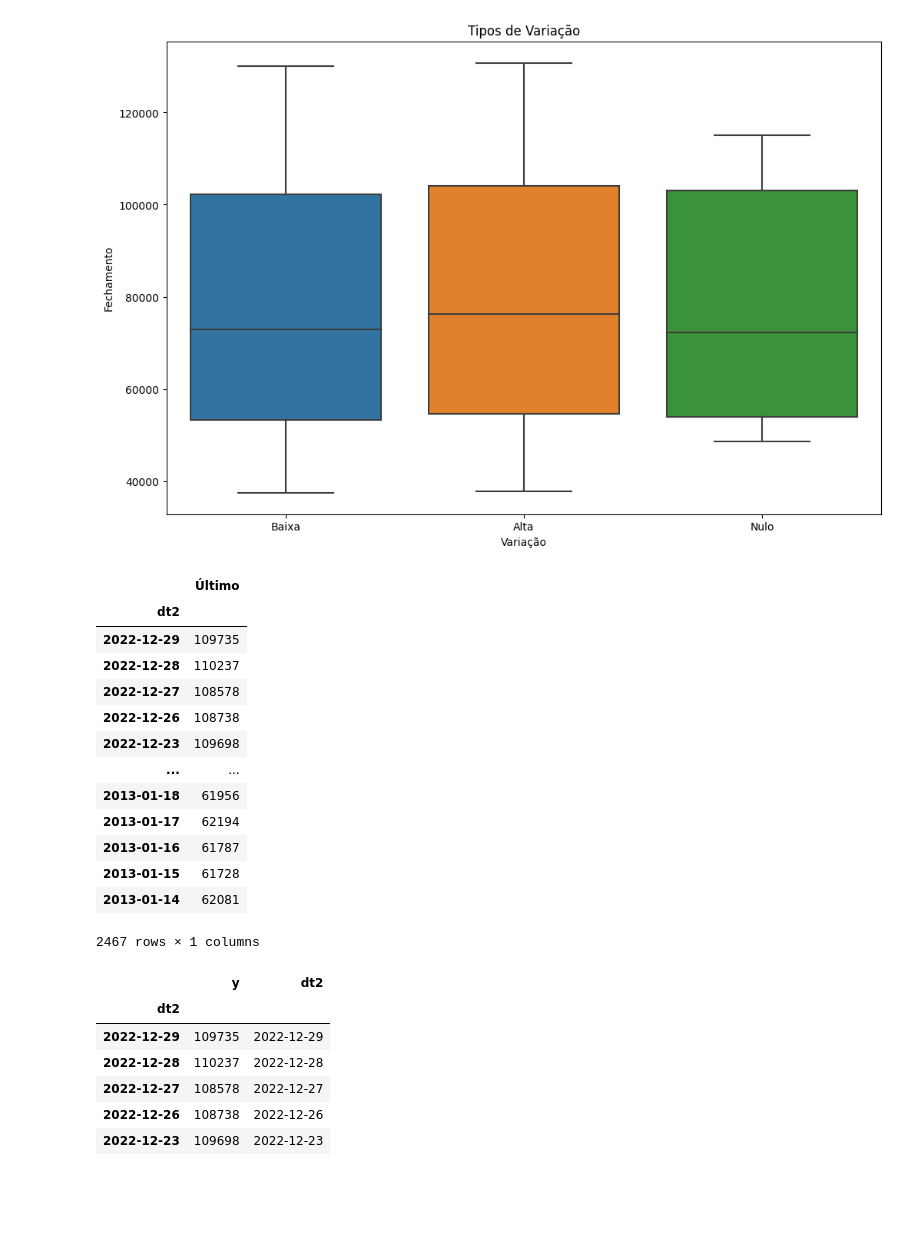
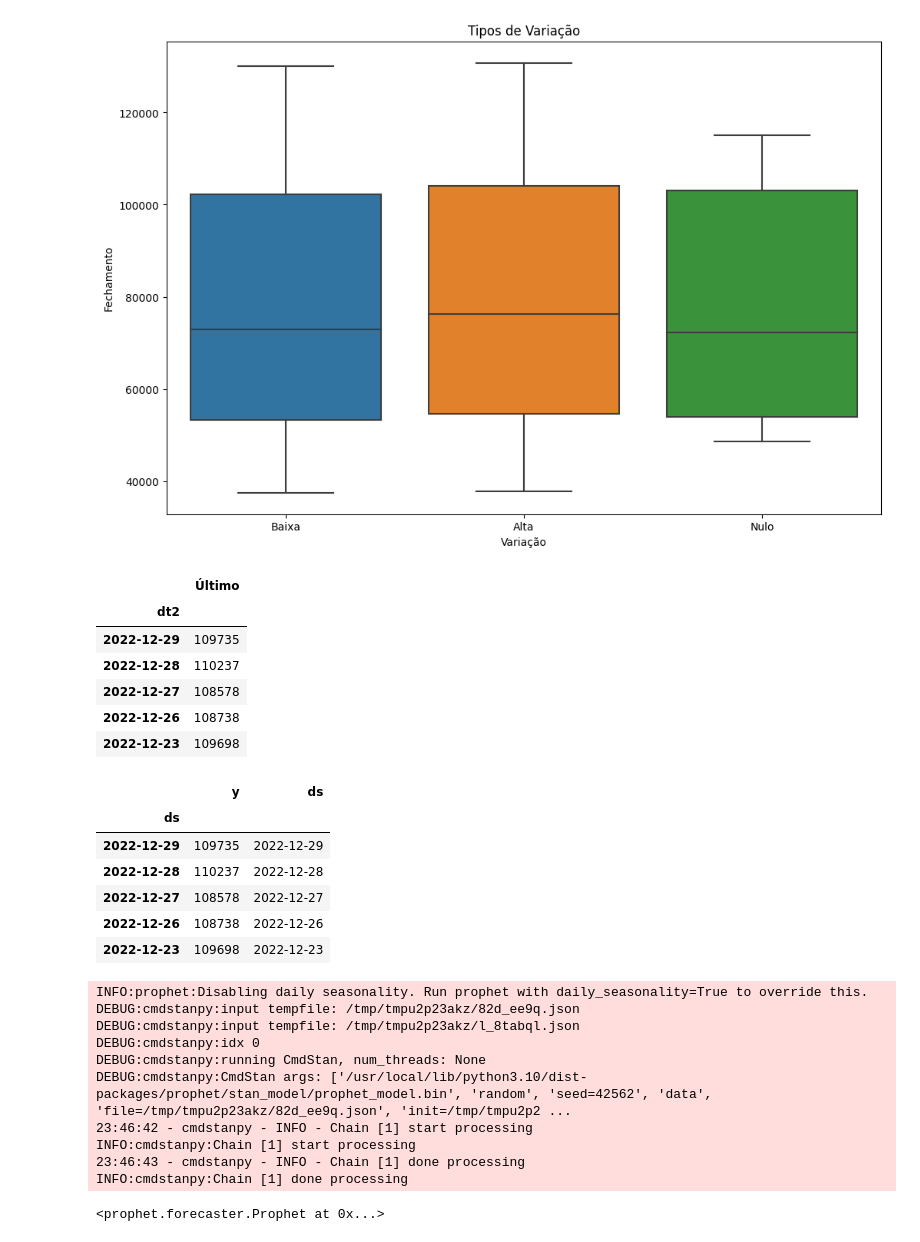
Before and after one commit to marcelomj23/proprio, a Jupyter notebook: Tech_Challenge_2.ipynb, the cells around one changed output. Cells and saved outputs as stored; diff of their text form; code cells hidden in the pictures; blank space fills up the shorter version.

```diff
--- a/Tech_Challenge_2.ipynb
+++ b/Tech_Challenge_2.ipynb
@@ -191,37 +194,44 @@ ax.set_ylabel( "Fechamento" , size = 10 )
 Text(0, 0.5, 'Fechamento')
 [figure]
 # %%
-#Criando um DataFrame Prophet
-df_ph = df_ibv2
-df_ph = df_ph.drop(columns=["Abertura","Máxima", "Mínima", "Vol.", "Var%","Classificação","Alta_Baixa"])
-df_ph
+#  Criação de um  data frame padrão
+df_prophet = df_ibv2.copy()
+df_prophet= df_prophet.drop(columns=["Abertura","Máxima", "Vol.", "Var%", "Mínima","Classificação","Alta_Baixa"])
+df_prophet.head()
 # %% [output]
 |  | Último |
 | dt2 |  |
 | 2022-12-29 | 109735 |
 | 2022-12-28 | 110237 |
 | 2022-12-27 | 108578 |
 | 2022-12-26 | 108738 |
 | 2022-12-23 | 109698 |
-| ... | ... |
-| 2013-01-18 | 61956 |
-| 2013-01-17 | 62194 |
-| 2013-01-16 | 61787 |
-| 2013-01-15 | 61728 |
-| 2013-01-14 | 62081 |
-2467 rows × 1 columns
 # %%
 # renomeando as colunas
-
-df_ph.index.rename('dt2', inplace=True)
-df_ph = df_ph.rename(columns={'Último': 'y'})
-df_ph['dt2'] = df_ibv2.index
-df_ph.head()
+df_prophet.index.rename('ds', inplace=True)
+df_prophet = df_prophet.rename(columns={'Último': 'y'})
+df_prophet['ds'] = df_ibv2.index
+df_prophet.head()
 # %% [output]
-|  | y | dt2 |
-| dt2 |  |  |
+|  | y | ds |
+| ds |  |  |
 | 2022-12-29 | 109735 | 2022-12-29 |
 | 2022-12-28 | 110237 | 2022-12-28 |
 | 2022-12-27 | 108578 | 2022-12-27 |
 | 2022-12-26 | 108738 | 2022-12-26 |
 | 2022-12-23 | 109698 | 2022-12-23 |
+# %%
+m = Prophet(yearly_seasonality=True)
+m.fit(df_prophet)
+# %% [output]
+INFO:prophet:Disabling daily seasonality. Run prophet with daily_seasonality=True to override this.
+DEBUG:cmdstanpy:input tempfile: /tmp/tmpu2p23akz/82d_ee9q.json
+DEBUG:cmdstanpy:input tempfile: /tmp/tmpu2p23akz/l_8tabql.json
+DEBUG:cmdstanpy:idx 0
+DEBUG:cmdstanpy:running CmdStan, num_threads: None
+DEBUG:cmdstanpy:CmdStan args: ['/usr/local/lib/python3.10/dist-packages/prophet/stan_model/prophet_model.bin', 'random', 'seed=42562', 'data', 'file=/tmp/tmpu2p23akz/82d_ee9q.json', 'init=/tmp/tmpu2p2 ...
+23:46:42 - cmdstanpy - INFO - Chain [1] start processing
+INFO:cmdstanpy:Chain [1] start processing
+23:46:43 - cmdstanpy - INFO - Chain [1] done processing
+INFO:cmdstanpy:Chain [1] done processing
+<prophet.forecaster.Prophet at 0x...>
```
Also changed, not shown: parts of 17 cells of this notebook.
